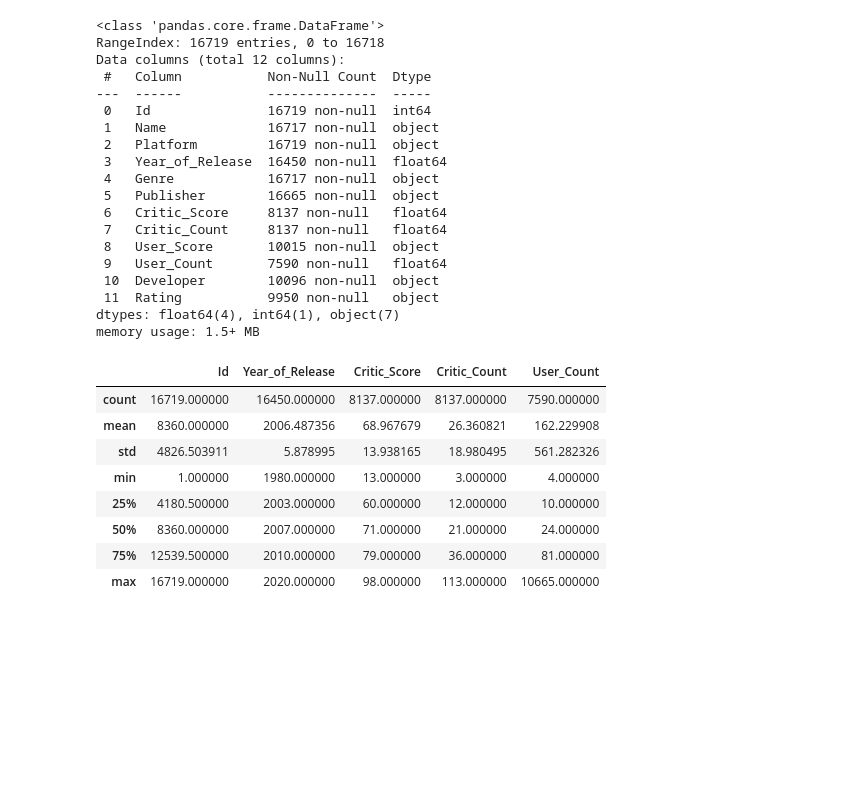
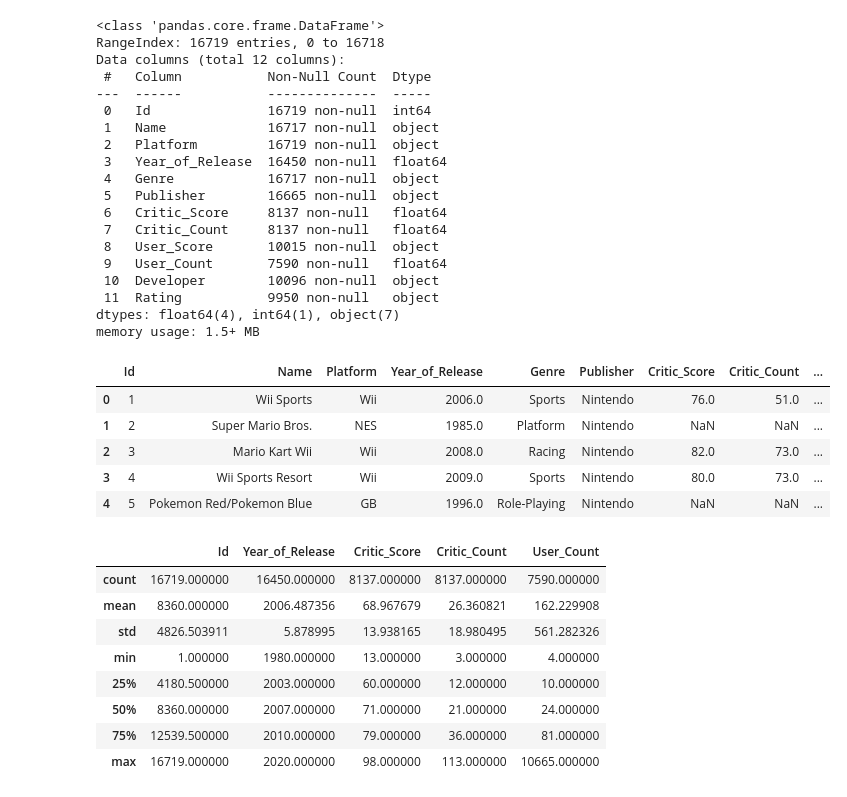
Before and after one commit to marimartignago/analise_exploratoria_dados, a Jupyter notebook: desafio1.ipynb, the cells around one changed output. Saved outputs shown, nothing was run; the diff lists cells and outputs as text; code cells hidden in the pictures; blank space fills up the shorter version.

```diff
--- a/desafio1.ipynb
+++ b/desafio1.ipynb
@@ -567,6 +567,15 @@ Data columns (total 12 columns):
  11  Rating           9950 non-null   object
 dtypes: float64(4), int64(1), object(7)
 memory usage: 1.5+ MB
+# %%
+dataset3.head()
+# %% [output]
+|  | Id | Name | Platform | Year_of_Release | Genre | Publisher | Critic_Score | Critic_Count | ... |
+| 0 | 1 | Wii Sports | Wii | 2006.0 | Sports | Nintendo | 76.0 | 51.0 | ... |
+| 1 | 2 | Super Mario Bros. | NES | 1985.0 | Platform | Nintendo | NaN | NaN | ... |
+| 2 | 3 | Mario Kart Wii | Wii | 2008.0 | Racing | Nintendo | 82.0 | 73.0 | ... |
+| 3 | 4 | Wii Sports Resort | Wii | 2009.0 | Sports | Nintendo | 80.0 | 73.0 | ... |
+| 4 | 5 | Pokemon Red/Pokemon Blue | GB | 1996.0 | Role-Playing | Nintendo | NaN | NaN | ... |
 # %%
 dataset3.describe()
 # %% [output]
```
